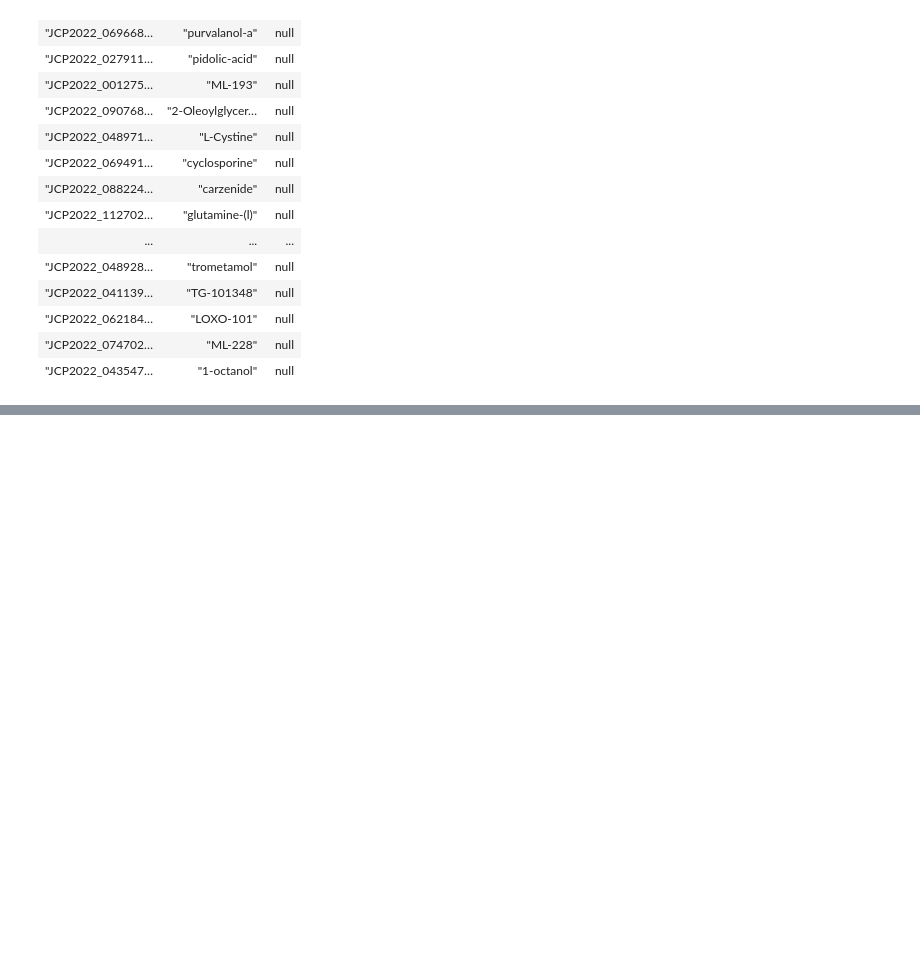
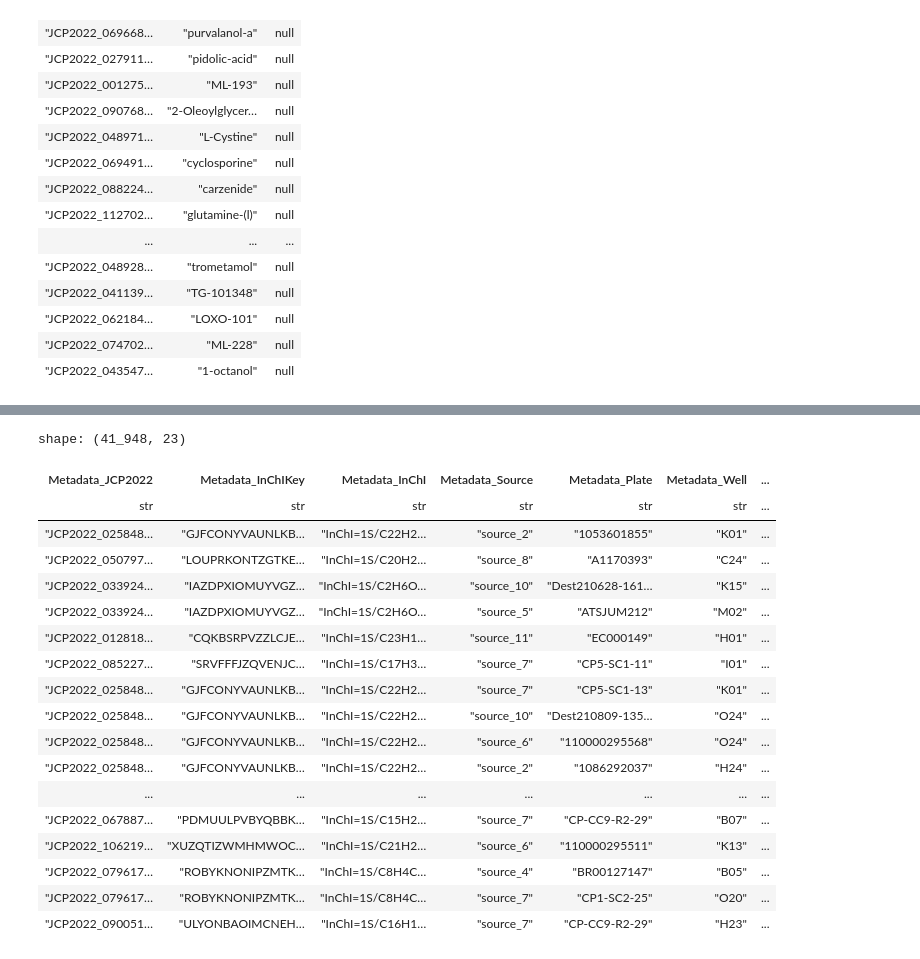
Before and after one commit to afermg/jump_attribution, a Jupyter notebook: workspace/analysis/target2.ipynb, the cells around one changed output, grey strips where cells are left out. Drawn from its saved outputs; the diff is of its cells as text; code cells hidden in the pictures; blank space fills up the shorter version.

```diff
--- a/workspace/analysis/target2.ipynb
+++ b/workspace/analysis/target2.ipynb
@@ -705,0 +743,22 @@ merge_table_filtered_moa.write_csv("target2_metadata")
+# %%
+merge_table_filtered_moa
+# %% [output]
+shape: (41_948, 23)
+| Metadata_JCP2022 | Metadata_InChIKey | Metadata_InChI | Metadata_Source | Metadata_Plate | Metadata_Well | ... |
+| str | str | str | str | str | str | ... |
+| "JCP2022_025848… | "GJFCONYVAUNLKB… | "InChI=1S/C22H2… | "source_2" | "1053601855" | "K01" | ... |
+| "JCP2022_050797… | "LOUPRKONTZGTKE… | "InChI=1S/C20H2… | "source_8" | "A1170393" | "C24" | ... |
+| "JCP2022_033924… | "IAZDPXIOMUYVGZ… | "InChI=1S/C2H6O… | "source_10" | "Dest210628-161… | "K15" | ... |
+| "JCP2022_033924… | "IAZDPXIOMUYVGZ… | "InChI=1S/C2H6O… | "source_5" | "ATSJUM212" | "M02" | ... |
+| "JCP2022_012818… | "CQKBSRPVZZLCJE… | "InChI=1S/C23H1… | "source_11" | "EC000149" | "H01" | ... |
+| "JCP2022_085227… | "SRVFFFJZQVENJC… | "InChI=1S/C17H3… | "source_7" | "CP5-SC1-11" | "I01" | ... |
+| "JCP2022_025848… | "GJFCONYVAUNLKB… | "InChI=1S/C22H2… | "source_7" | "CP5-SC1-13" | "K01" | ... |
+| "JCP2022_025848… | "GJFCONYVAUNLKB… | "InChI=1S/C22H2… | "source_10" | "Dest210809-135… | "O24" | ... |
+| "JCP2022_025848… | "GJFCONYVAUNLKB… | "InChI=1S/C22H2… | "source_6" | "110000295568" | "O24" | ... |
+| "JCP2022_025848… | "GJFCONYVAUNLKB… | "InChI=1S/C22H2… | "source_2" | "1086292037" | "H24" | ... |
+| ... | ... | ... | ... | ... | ... | ... |
+| "JCP2022_067887… | "PDMUULPVBYQBBK… | "InChI=1S/C15H2… | "source_7" | "CP-CC9-R2-29" | "B07" | ... |
+| "JCP2022_106219… | "XUZQTIZWMHMWOC… | "InChI=1S/C21H2… | "source_6" | "110000295511" | "K13" | ... |
+| "JCP2022_079617… | "ROBYKNONIPZMTK… | "InChI=1S/C8H4C… | "source_4" | "BR00127147" | "B05" | ... |
+| "JCP2022_079617… | "ROBYKNONIPZMTK… | "InChI=1S/C8H4C… | "source_7" | "CP1-SC2-25" | "O20" | ... |
+| "JCP2022_090051… | "ULYONBAOIMCNEH… | "InChI=1S/C16H1… | "source_7" | "CP-CC9-R2-29" | "H23" | ... |
```
Also changed, not shown: parts of 3 cells of this notebook.
